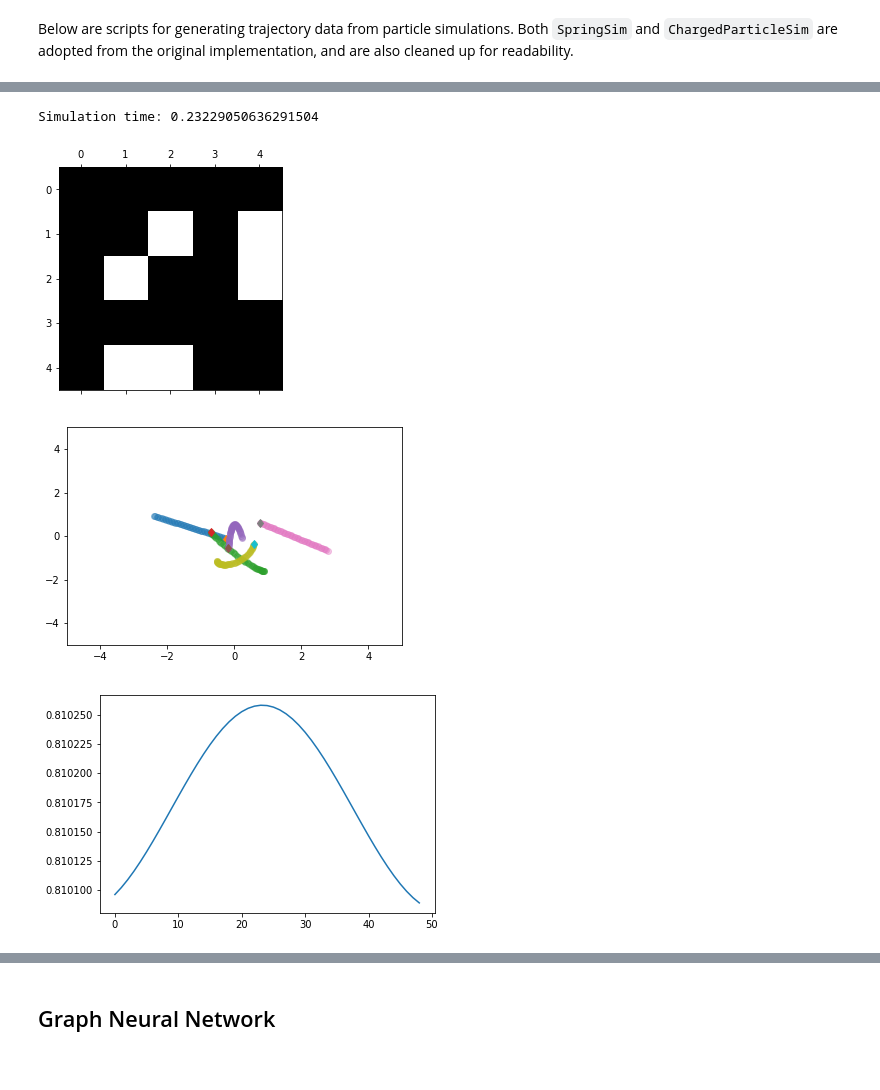
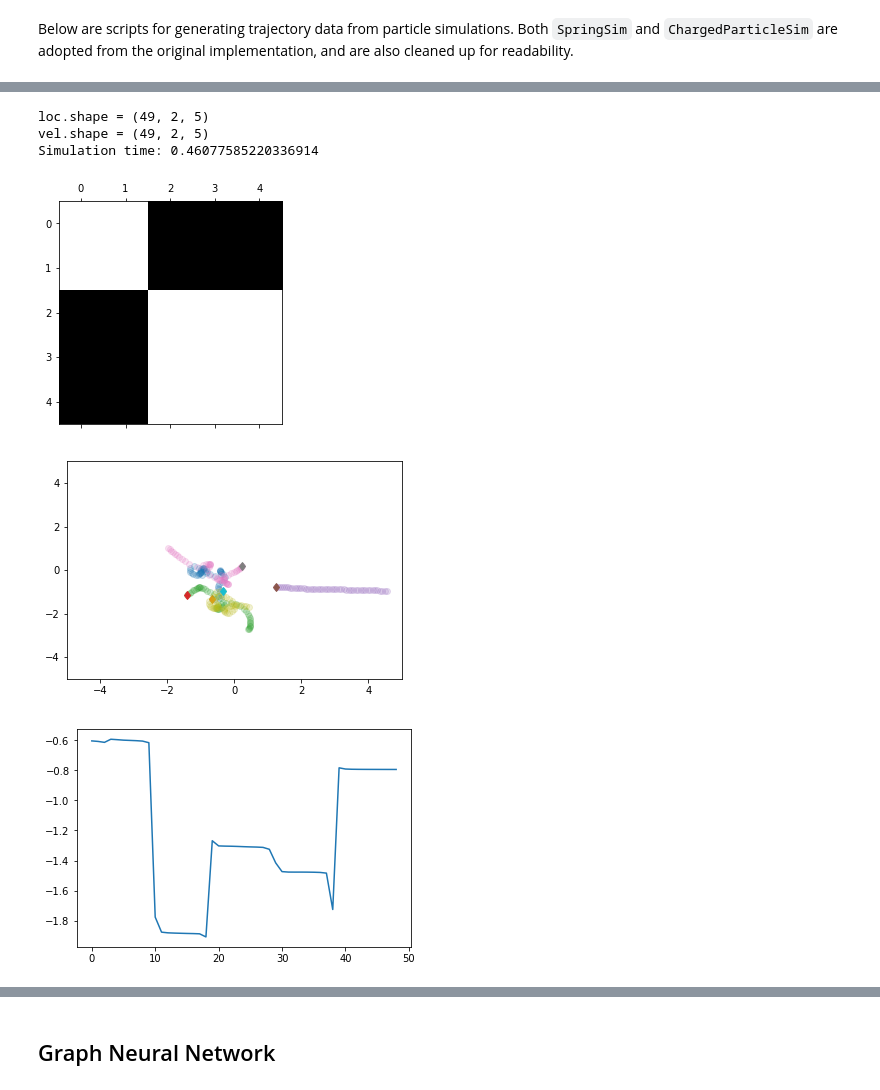
Before and after one commit to jinyeom/leuchtturm, a Jupyter notebook: Neural Relational Inference for Interacting Systems.ipynb, the cells around one changed output, grey strips where cells are left out. Cells and saved outputs as stored; diff of their text form; code cells hidden in the pictures.

Commit message:
progress on graph neural network

```diff
--- a/Neural Relational Inference for Interacting Systems.ipynb
+++ b/Neural Relational Inference for Interacting Systems.ipynb
@@ -143,3 +143,29 @@ class SpringSim(object):
             loc += np.random.randn(t_save, 2, self.n_balls) * self.noise_var
             vel += np.random.randn(t_save, 2, self.n_balls) * self.noise_var
             return loc, vel, edges
+# %%
+sim = SpringSim()
+
+start_time = time.time()
+loc, vel, edges = sim.sample_trajectory(t=5000, sample_freq=100)
+
+print("loc.shape =", loc.shape)
+print("vel.shape =", vel.shape)
+
+duration = time.time() - start_time
+print(f"Simulation time: {duration}")
+
+plt.matshow(edges, cmap="gray")
+
+plt.figure()
+axes = plt.gca()
+axes.set_xlim([-5.0, 5.0])
+axes.set_ylim([-5.0, 5.0])
+for i in range(loc.shape[-1]):
+    plt.plot(loc[:, 0, i], loc[:, 1, i], 'o', alpha=0.2)
+    plt.plot(loc[0, 0, i], loc[0, 1, i], 'd')
+
+plt.figure()
+energies = [sim.energy(loc[i, :, :], vel[i, :, :], edges) for i in range(loc.shape[0])]
+plt.plot(energies)
+plt.show()
@@ -146,28 +314,33 @@ class SpringSim(object):
 # %%
-sim = SpringSim()
+sim = ChargedParticlesSim()
 
 start_time = time.time()
 loc, vel, edges = sim.sample_trajectory(t=5000, sample_freq=100)
+
+print("loc.shape =", loc.shape)
+print("vel.shape =", vel.shape)
 
 duration = time.time() - start_time
 print(f"Simulation time: {duration}")
 
 plt.matshow(edges, cmap="gray")
 
 plt.figure()
 axes = plt.gca()
 axes.set_xlim([-5., 5.])
 axes.set_ylim([-5., 5.])
 for i in range(loc.shape[-1]):
-    plt.plot(loc[:, 0, i], loc[:, 1, i], 'o', alpha=0.4)
+    plt.plot(loc[:, 0, i], loc[:, 1, i], 'o', alpha=0.2)
     plt.plot(loc[0, 0, i], loc[0, 1, i], 'd')
 
 plt.figure()
 energies = [sim.energy(loc[i, :, :], vel[i, :, :], edges) for i in range(loc.shape[0])]
 plt.plot(energies)
 plt.show()
 # %% [output]
-Simulation time: 0.23229050636291504
+loc.shape = (49, 2, 5)
+vel.shape = (49, 2, 5)
+Simulation time: 0.46077585220336914
-[figure, old version]
+[figure, new version]
-[figure, old version]
+[figure, new version]
-[figure, old version]
+[figure, new version]
```
Also changed, not shown: parts of 12 cells of this notebook.
